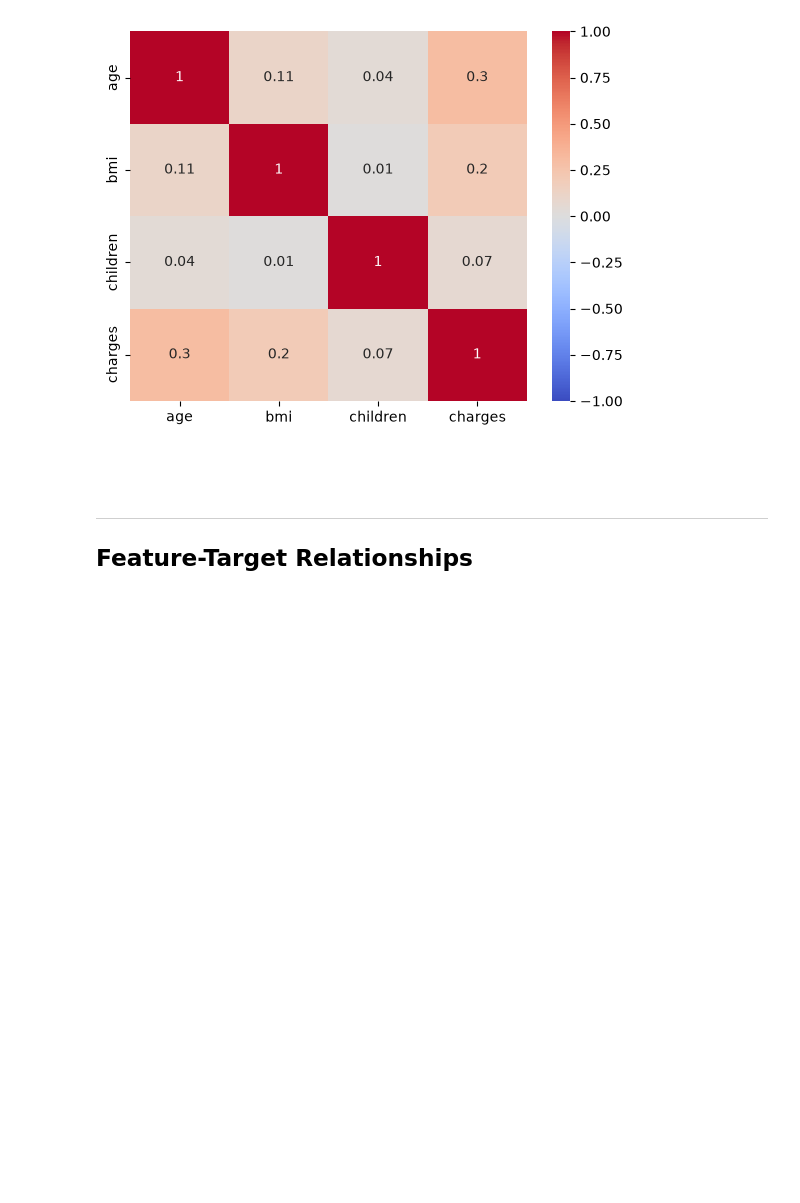
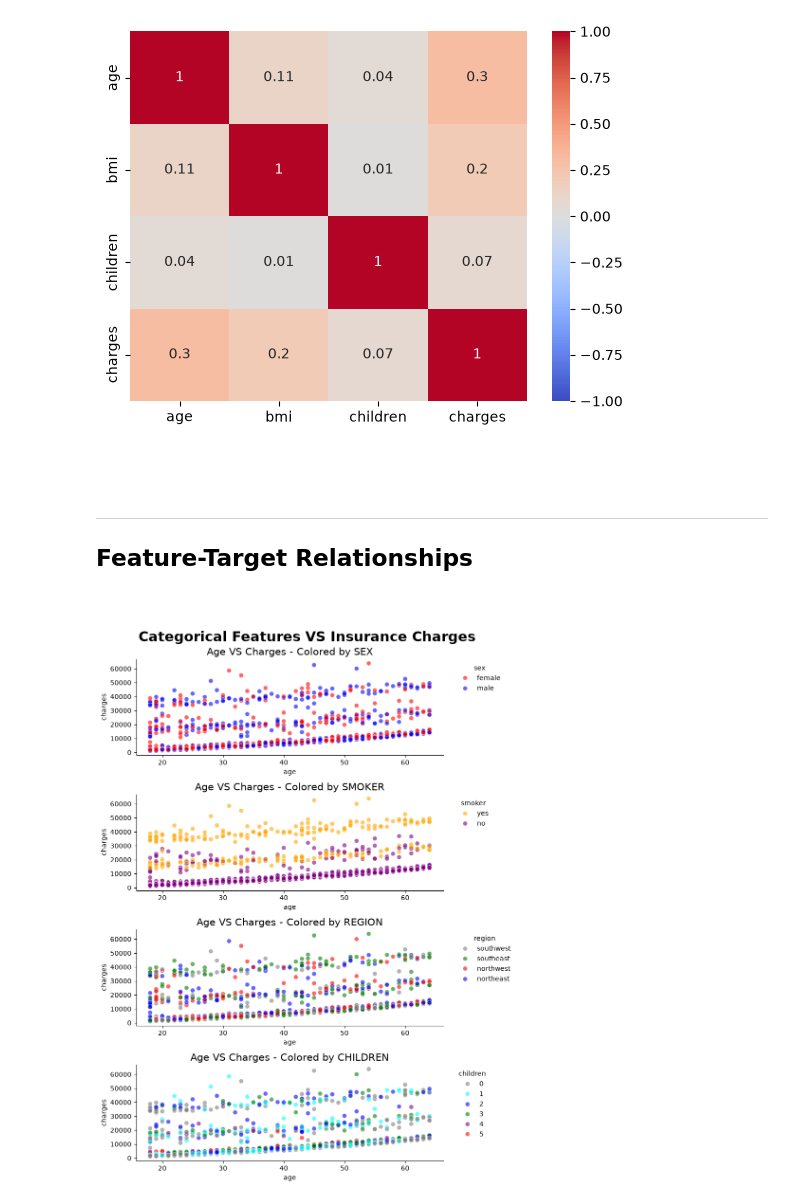
Before and after one commit to MiltonValleL/regression-and-forecasting, a Jupyter notebook: notebooks/01.pre-modelling.ipynb, the cells around one changed output. Drawn from its saved outputs; the diff is of its cells as text; code cells hidden in the pictures; blank space fills up the shorter version.

```diff
--- a/notebooks/01.pre-modelling.ipynb
+++ b/notebooks/01.pre-modelling.ipynb
@@ -434,3 +434,26 @@ sns.heatmap(
 ## Feature-Target Relationships
 
 <br>
+# %%
+cat_features = ['sex', 'smoker', 'region', 'children']
+palettes = [
+    {"female": "red", "male": "blue"},
+    {"yes": "orange", "no": "purple"},
+    {"southwest": "gray", "southeast": "green",
+     "northwest": "red", "northeast": "blue"},
+    {0:'gray', 1:'cyan', 2:'blue', 3:'green', 4:'purple', 5:'red'}
+]
+
+fig, ax = plt.subplots(nrows=len(cat_features), figsize=(9, 12), layout='tight',)
+
+for ax, hue, palette in zip(ax.flat, cat_features, palettes):
+    sns.scatterplot(data=insurance, x='age', y='charges',
+                    hue=hue, palette=palette, alpha=0.6, s=45,
+                    ax=ax)
+    ax.set_title(f'Age VS Charges - Colored by {hue.upper()}', fontsize=15)
+    sns.move_legend(ax, loc='upper left', bbox_to_anchor=(1.03, 1.0), frameon=False)
+
+fig.suptitle('Categorical Features VS Insurance Charges', fontsize=21, fontweight='bold')
+sns.despine()
+# %% [output]
+[figure, added]
```
Also changed, not shown: parts of 7 cells of this notebook.
